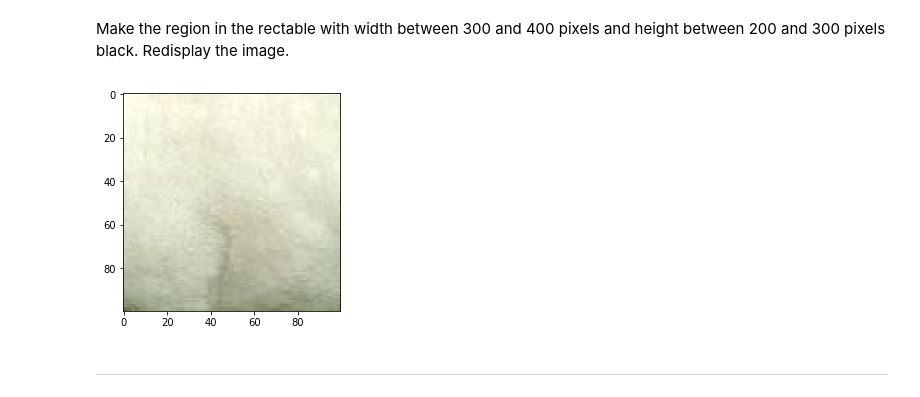
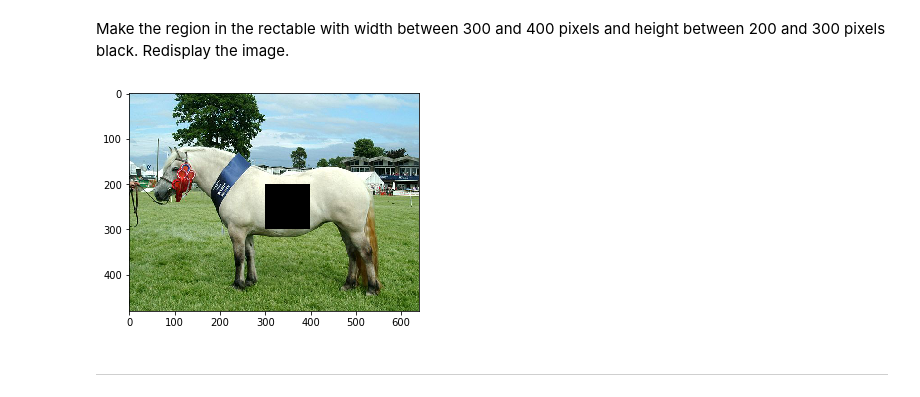
Before and after one commit to clintko/Duke_BIOS707_Notes, a Jupyter notebook: Z01_Varieties_of_Data_kuei.ipynb, the cells around one changed output. Saved outputs shown, nothing was run; the diff lists cells and outputs as text; code cells hidden in the pictures.

```diff
--- a/Z01_Varieties_of_Data_kuei.ipynb
+++ b/Z01_Varieties_of_Data_kuei.ipynb
@@ -343,10 +343,12 @@ Make the region in the rectable with width between 300 and 400 pixels and height
 # %%
 # row --- height between 200 and 300 pixels
 # col --- width  between 300 and 400 pixels
-plt.imshow(img[200:300, 300:400])
+img_rect = img.copy()
+img_rect[200:300, 300:400, 0:3] = 256
+plt.imshow(img_rect)
 plt.show()
 # %% [output]
-[figure, old version]
+[figure, new version]
 # %% [markdown]
 -----
 # %% [markdown]
```
Also changed, not shown: parts of 4 cells of this notebook, 7 other files.
